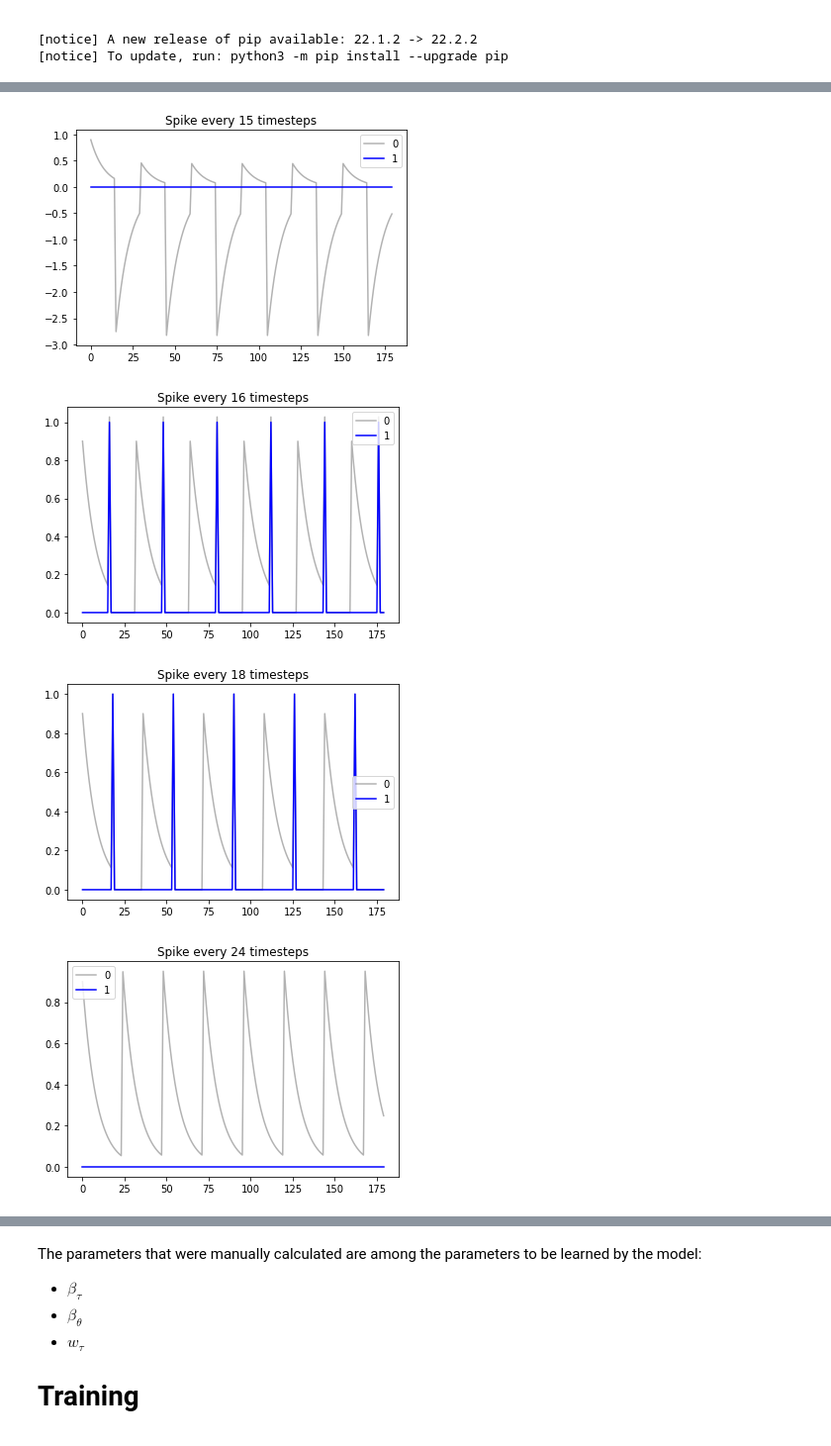
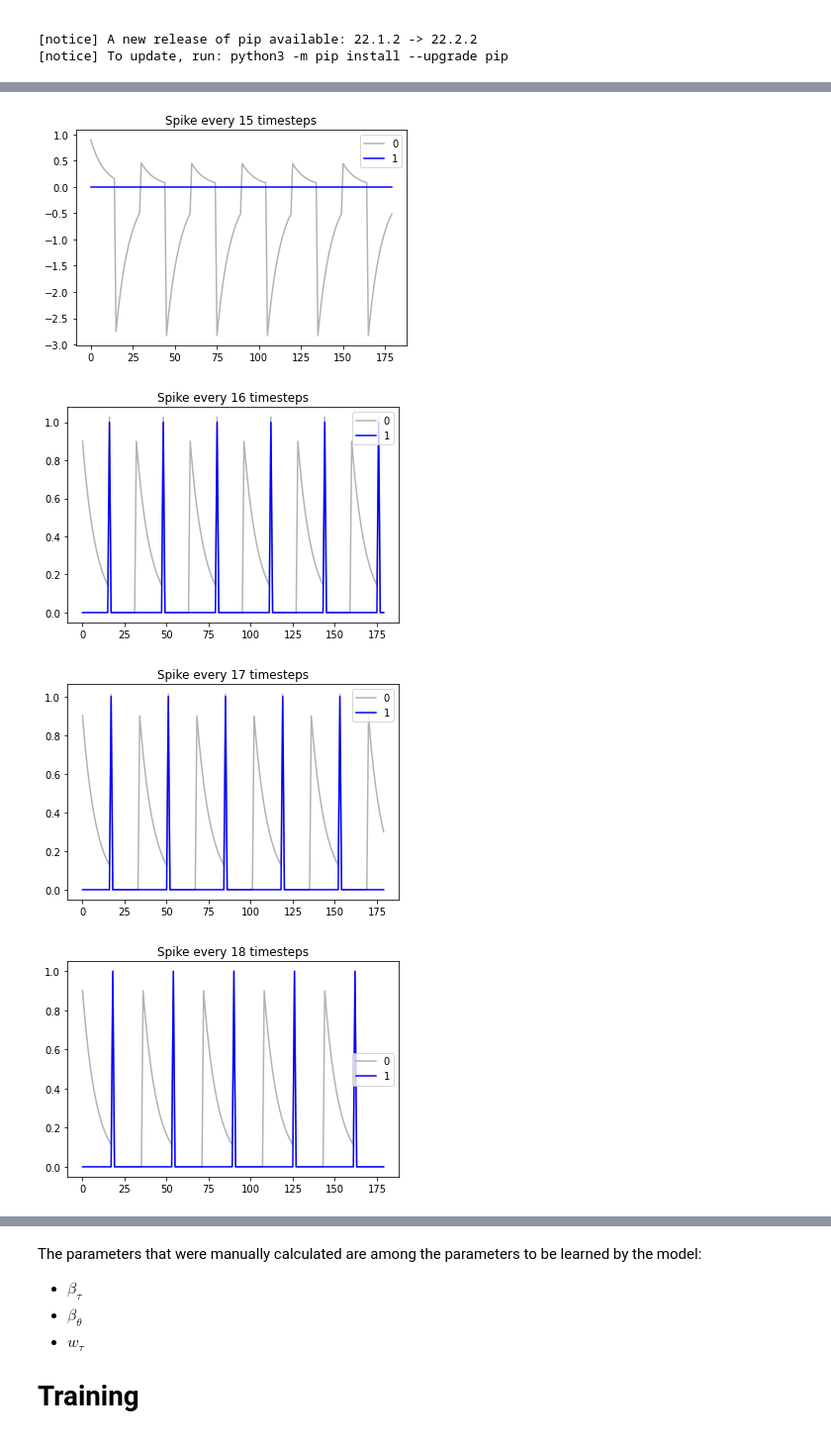
Before and after one commit to kmaragon/CM3070, a Jupyter notebook: TemporalPatterns.ipynb, the cells around one changed output, grey strips where cells are left out. Shown at 99% size. Saved outputs shown, nothing was run; the diff lists cells and outputs as text; code cells hidden in the pictures.

```diff
--- a/TemporalPatterns.ipynb
+++ b/TemporalPatterns.ipynb
@@ -251,32 +219,33 @@ def model_every_n(n):
     out = []
     mem = []
 
     with torch.no_grad():
         emodel.reset()
         for i in range(180):
             in_tensor = torch.ones((1,)) if (i % n) == 0 else torch.zeros((1,))
             cout, cmem = emodel(in_tensor)
             out.append(cout.detach().numpy())
             mem.append(cmem.detach().numpy())
 
     sns.lineplot(data = np.array([mem,  out]).squeeze(-1).transpose(1, 0),
                  palette = [(0, 0, 0, 0.3), 'blue'],
                  dashes=False).set(title=f'Spike every {n} timesteps')
     plt.show()
 
 model_every_n(2)
 model_every_n(4)
 model_every_n(8)
 model_every_n(15)
 model_every_n(16)
+model_every_n(17)
 model_every_n(18)
 model_every_n(24)
 model_every_n(32)
 # %% [output]
 [figure]
 [figure]
 [figure]
 [figure]
 [figure]
-[figure, old version]
+[figure, new version]
-[figure, old version]
+[figure, new version]
```
Also changed, not shown: parts of 13 cells of this notebook, 3 other files.
